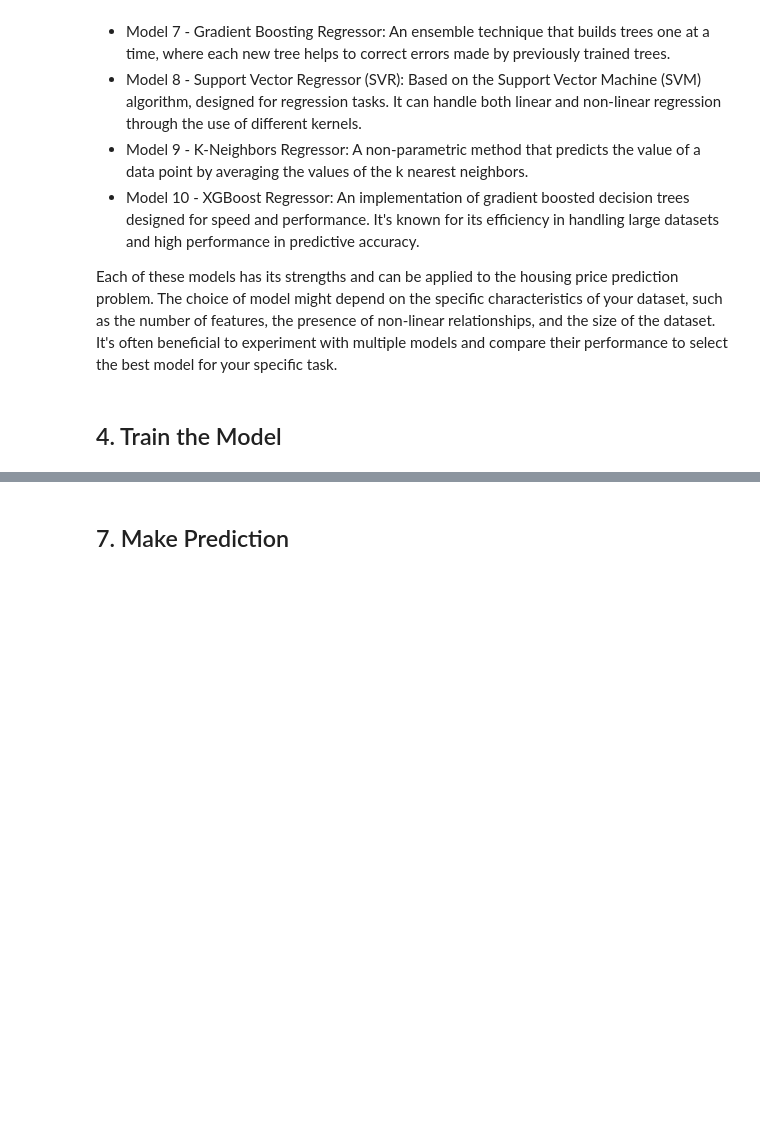
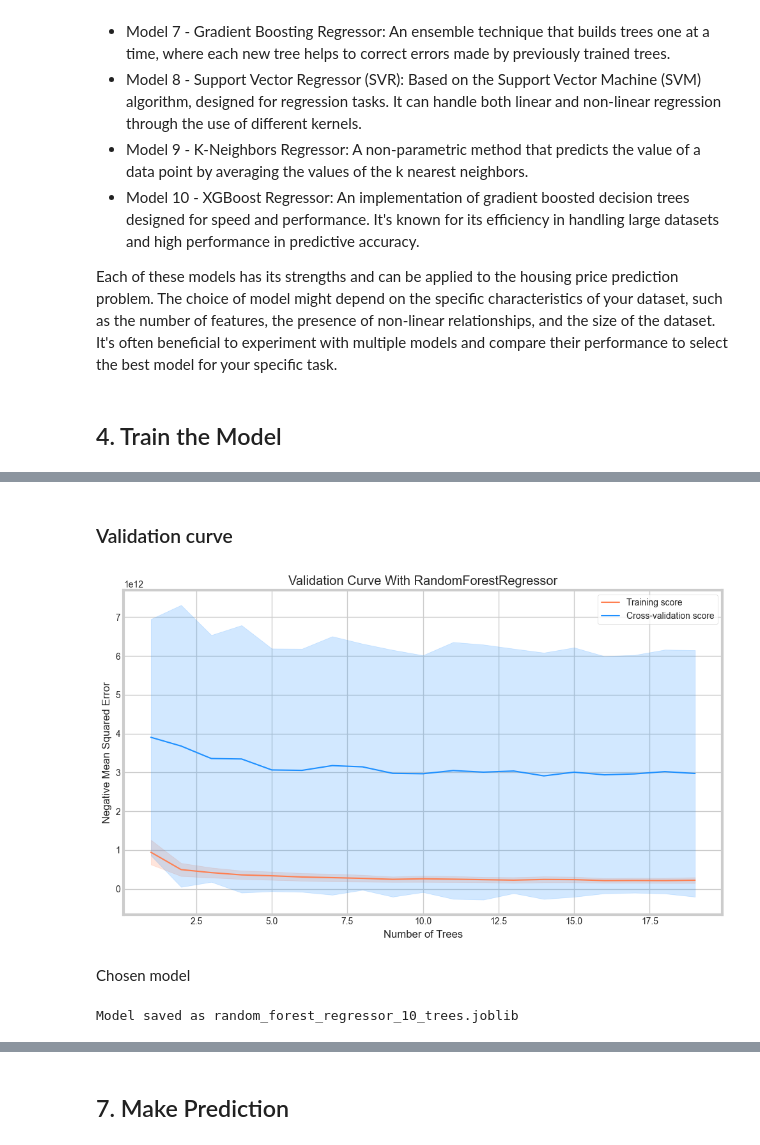
Before and after one commit to OskyRosky/MachineLearning, a Jupyter notebook: 2. Supervised Prediction/ML_2.ipynb, the cells around one changed output, grey strips where cells are left out. Cells and saved outputs as stored; diff of their text form; code cells hidden in the pictures; blank space fills up the shorter version.

```diff
--- a/2. Supervised Prediction/ML_2.ipynb
+++ b/2. Supervised Prediction/ML_2.ipynb
@@ -243,0 +650,59 @@ Each of these models has its strengths and can be applied to the housing price p
+# %% [markdown]
+### Validation curve
+# %%
+# Define the range of values for the hyperparameter
+param_range = np.arange(1, 20, 1)
+
+# Calculate scores for both the training and test sets
+train_scores, test_scores = validation_curve(
+    estimator=model_pipeline,
+    X=X,
+    y=Y,
+    param_name='regressor__n_estimators',
+    param_range=param_range,
+    cv=5,
+    scoring="neg_mean_squared_error",
+    n_jobs=-1)
+
+# Calculate mean and standard deviation for training set scores
+train_mean = np.mean(-train_scores, axis=1)
+train_std = np.std(-train_scores, axis=1)
+
+# Calculate mean and standard deviation for test set scores
+test_mean = np.mean(-test_scores, axis=1)
+test_std = np.std(-test_scores, axis=1)
+
+# Plot the validation curves
+plt.subplots(1, 1, figsize=(10, 6))
+plt.plot(param_range, train_mean, label="Training score", color="coral")
+plt.fill_between(param_range, train_mean - train_std, train_mean + train_std, color="coral", alpha=0.2)
+plt.plot(param_range, test_mean, label="Cross-validation score", color="dodgerblue")
+plt.fill_between(param_range, test_mean - test_std, test_mean + test_std, color="dodgerblue", alpha=0.2)
+
+plt.title("Validation Curve With RandomForestRegressor")
+plt.xlabel("Number of Trees")
+plt.ylabel("Negative Mean Squared Error")
+plt.tight_layout()
+plt.legend(loc="best")
+plt.show()
+# %% [output]
+[figure, added]
+# %% [markdown]
+Chosen model
+# %%
+final_model = Pipeline(steps=[('preprocessor', preprocessor),
+                              ('regressor', RandomForestRegressor(n_estimators=10))])
+
+final_model.fit(X, Y)
+
+# Save the model to disk
+model_filename = 'random_forest_regressor_10_trees.joblib'
+joblib.dump(final_model, model_filename)
+
+# Save the model to disk
+model_filename = 'random_forest_regressor_10_trees.joblib'
+joblib.dump(final_model, model_filename)
+
+print(f"Model saved as {model_filename}")
+# %% [output]
+Model saved as random_forest_regressor_10_trees.joblib
```
Also changed, not shown: parts of 39 cells of this notebook, 1 other file.
